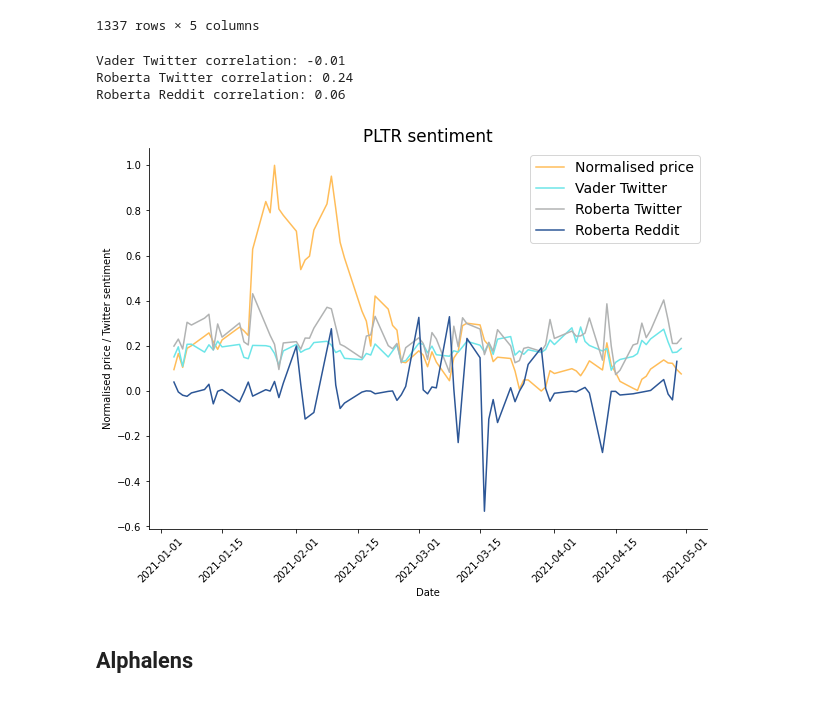
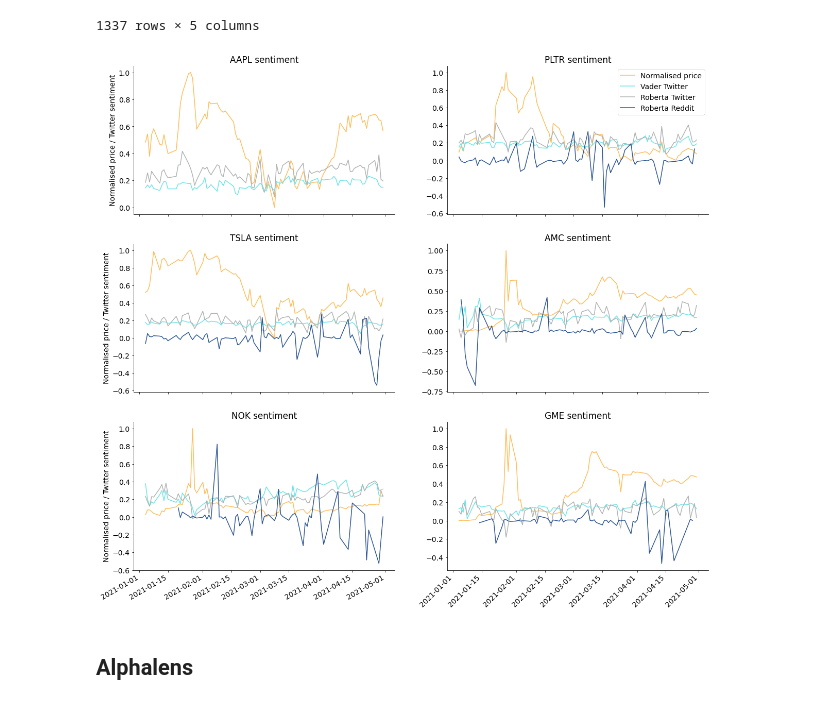
Before and after one commit to rometaidla/flash-boys, a Jupyter notebook: alphalens.ipynb, the cells around one changed output. Saved outputs shown, nothing was run; the diff lists cells and outputs as text; code cells hidden in the pictures.

Commit message:
Multiple stock support added to sentiment plotter.

```diff
--- a/alphalens.ipynb
+++ b/alphalens.ipynb
@@ -84,14 +84,11 @@ sentiments_prices
 # %%
 import warnings
 warnings.filterwarnings('ignore')
 
 factors = ["Vader Twitter", "Roberta Twitter", "Roberta Reddit"]
-plot(sentiments_prices, "PLTR", factors)
+plot(sentiments_prices, stocks, factors)
 # %% [output]
-Vader Twitter correlation: -0.01
-Roberta Twitter correlation: 0.24
-Roberta Reddit correlation: 0.06
-[figure, old version]
+[figure, new version]
 # %% [markdown]
 ## Alphalens
 # %%
```
Also changed, not shown: 1 other file.
